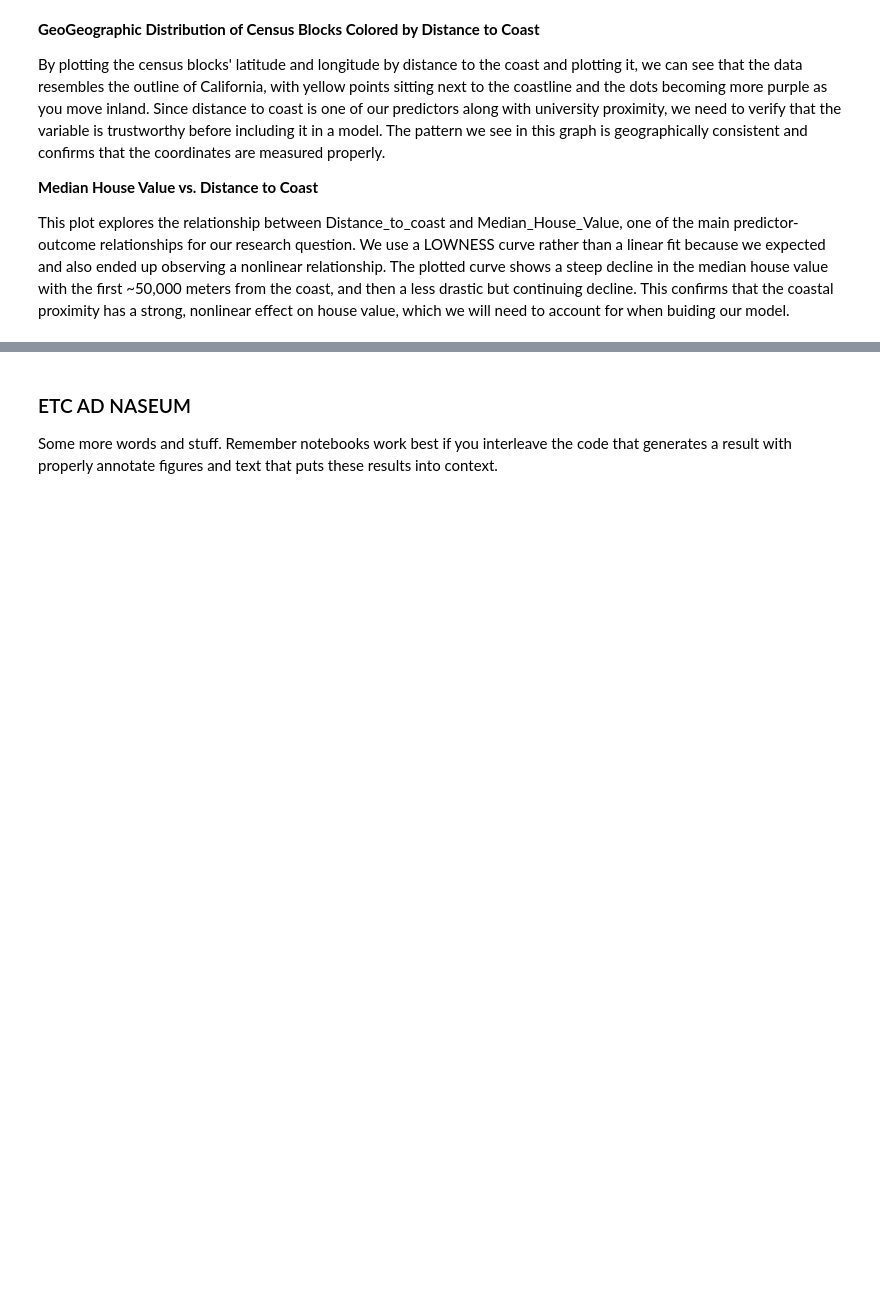
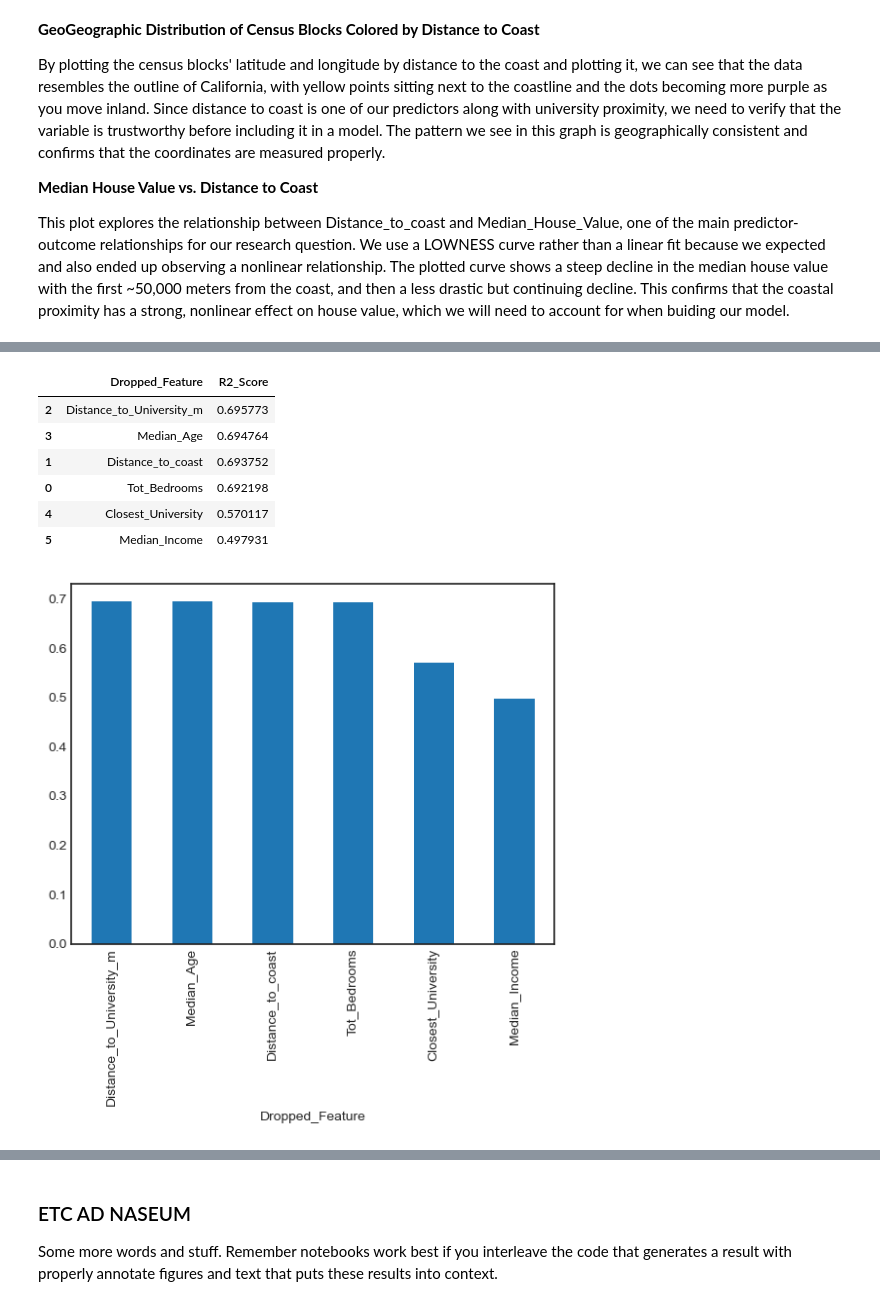
Before and after one commit to COGS108/Group091_WI26, a Jupyter notebook: 03-FinalProject.ipynb, the cells around one changed output, grey strips where cells are left out. Drawn from its saved outputs; the diff is of its cells as text; code cells hidden in the pictures; blank space fills up the shorter version.

```diff
--- a/03-FinalProject.ipynb
+++ b/03-FinalProject.ipynb
@@ -830,2 +868,30 @@ Score for best model: 0.6957465301317703
+# %%
+cols = ["Tot_Bedrooms", "Distance_to_coast", "Distance_to_University_m", "Median_Age", "Closest_University", "Median_Income"]
+r2_scores = []
+for col in cols:
+    X_temp = to_train[cols].drop(columns=col)
+    y = to_train["Median_House_Value"]
+    X_train, X_test, y_train, y_test = train_test_split(X_temp, y, test_size=0.25, random_state=42)
+    preproc = ColumnTransformer(
+        transformers=[
+            ('cat', OneHotEncoder(drop="first"), ["Closest_University"] if "Closest_University" in X_temp.columns else []),
+            ('sqrt', FunctionTransformer(np.sqrt),
+             [c for c in ["Distance_to_coast", "Distance_to_University_m"] if c in X_temp.columns])],
+        remainder=StandardScaler())
+    pl = Pipeline([('preprocess', preproc), ('lin-reg', LinearRegression())])
+    pl.fit(X_train, y_train)
+    r2_scores.append(pl.score(X_test, y_test))
+results = pd.DataFrame({"Dropped_Feature": cols, "R2_Score": r2_scores}).sort_values(by="R2_Score", ascending=False)
+results.plot(kind="bar", x="Dropped_Feature", y="R2_Score", legend=False)
+results
+# %% [output]
+|  | Dropped_Feature | R2_Score |
+| 2 | Distance_to_University_m | 0.695773 |
+| 3 | Median_Age | 0.694764 |
+| 1 | Distance_to_coast | 0.693752 |
+| 0 | Tot_Bedrooms | 0.692198 |
+| 4 | Closest_University | 0.570117 |
+| 5 | Median_Income | 0.497931 |
+[figure, added]
 # %%
 to_train = houses.copy()
```
Also changed, not shown: parts of 7 cells of this notebook.
